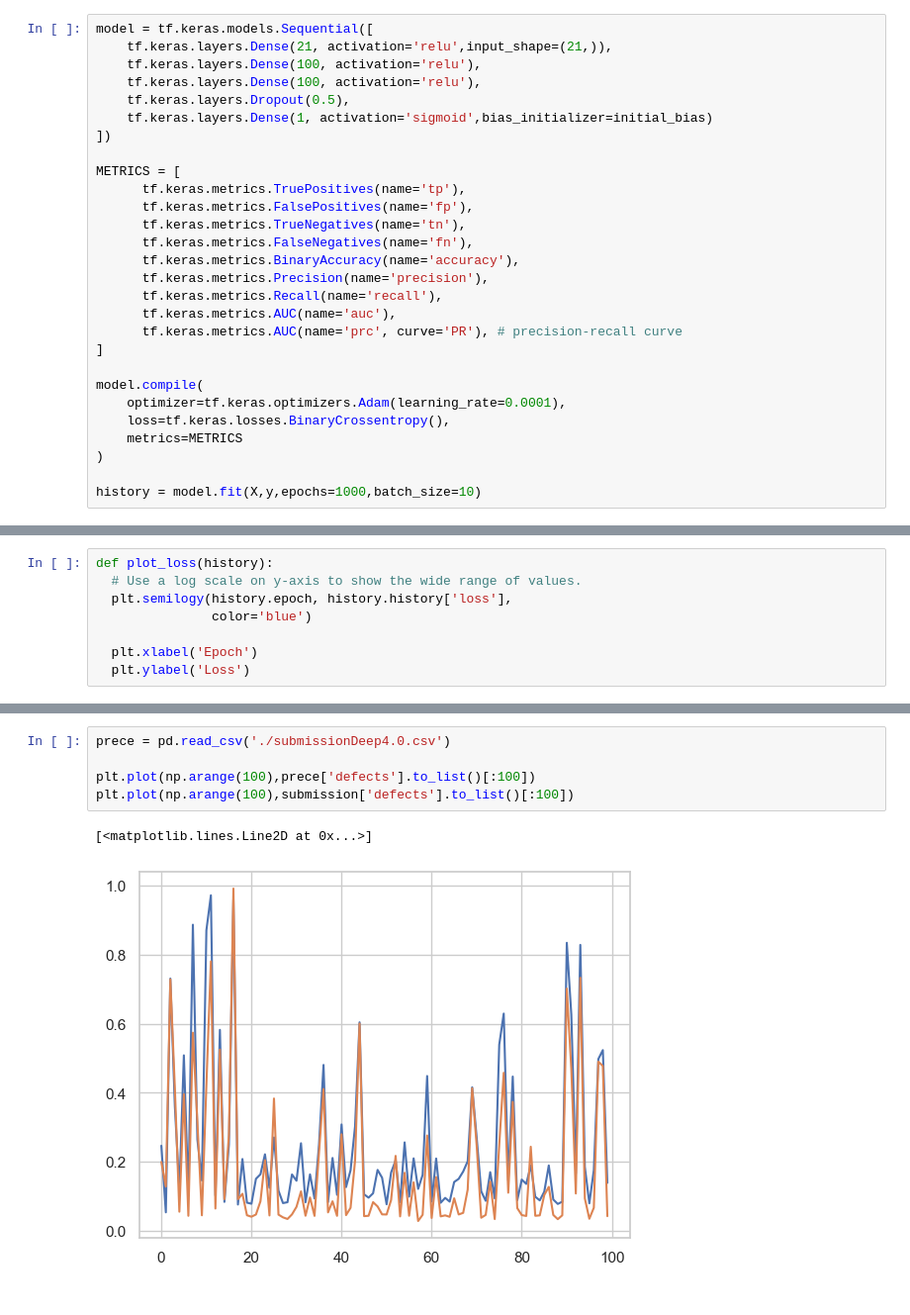
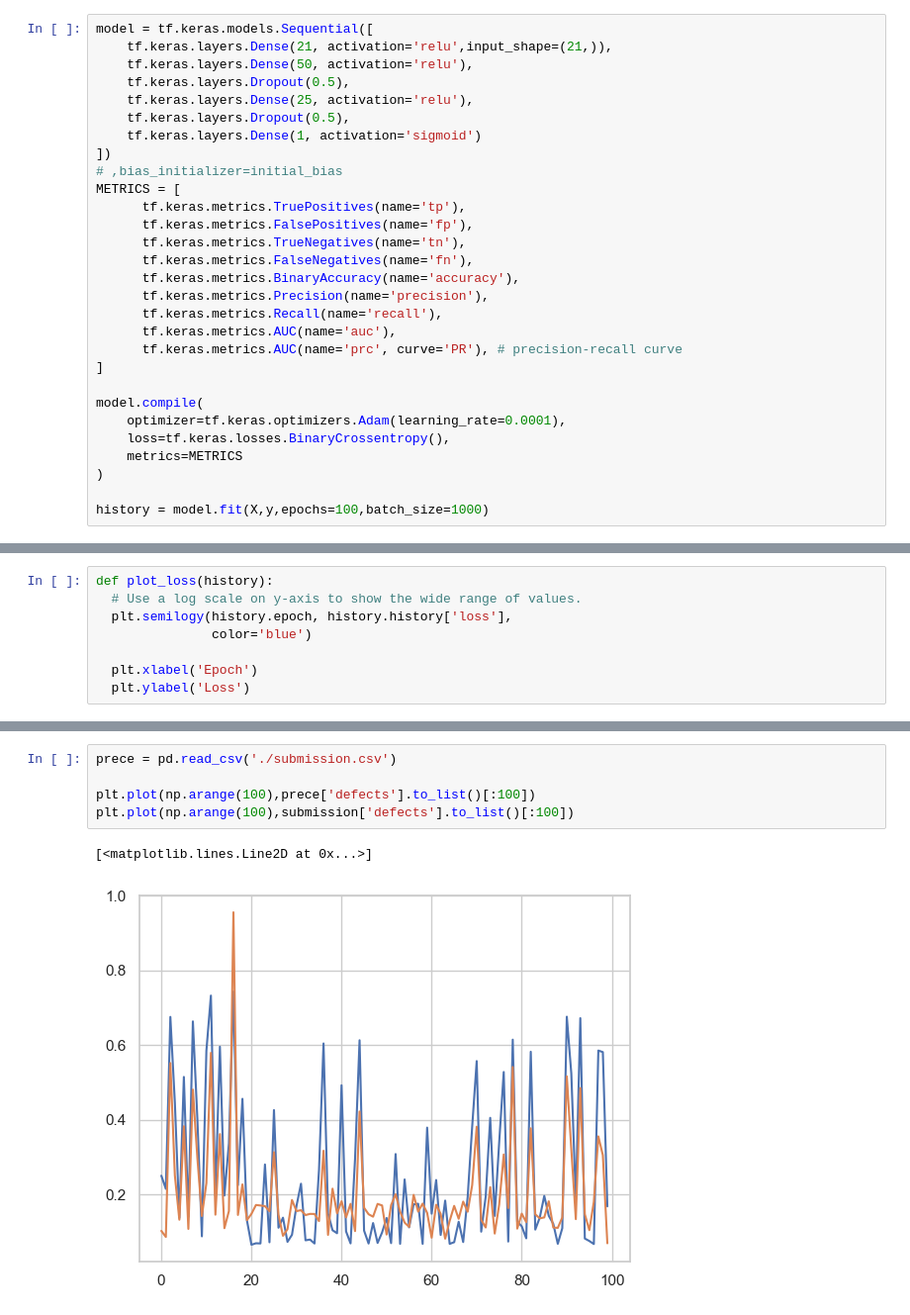
Before and after one commit to mart1bb/SoftwareDefectsDataset, a Jupyter notebook: eda.ipynb, the cells around one changed output, grey strips where cells are left out. Shown at 99% size. Cells and saved outputs as stored; diff of their text form.

```diff
--- a/eda.ipynb
+++ b/eda.ipynb
@@ -104,12 +98,13 @@ model.score(x_test,y_test)
 # %%
 model = tf.keras.models.Sequential([
     tf.keras.layers.Dense(21, activation='relu',input_shape=(21,)),
-    tf.keras.layers.Dense(100, activation='relu'),
-    tf.keras.layers.Dense(100, activation='relu'),
+    tf.keras.layers.Dense(50, activation='relu'),
     tf.keras.layers.Dropout(0.5),
-    tf.keras.layers.Dense(1, activation='sigmoid',bias_initializer=initial_bias)
+    tf.keras.layers.Dense(25, activation='relu'),
+    tf.keras.layers.Dropout(0.5),
+    tf.keras.layers.Dense(1, activation='sigmoid')
 ])
-
+# ,bias_initializer=initial_bias
 METRICS = [
       tf.keras.metrics.TruePositives(name='tp'),
       tf.keras.metrics.FalsePositives(name='fp'),
@@ -128,4 +123,4 @@ model.compile(
     metrics=METRICS
 )
 
-history = model.fit(X,y,epochs=1000,batch_size=10)
+history = model.fit(X,y,epochs=100,batch_size=1000)
@@ -179,10 +169,10 @@ submission.to_csv("./submissionDeep5.0.csv",index=False)
 
 [67842 rows x 2 columns]
 # %%
-prece = pd.read_csv('./submissionDeep4.0.csv')
+prece = pd.read_csv('./submission.csv')
 
 plt.plot(np.arange(100),prece['defects'].to_list()[:100])
 plt.plot(np.arange(100),submission['defects'].to_list()[:100])
 # %% [output]
 [<matplotlib.lines.Line2D at 0x...>]
-[figure, old version]
+[figure, new version]
```
Also changed, not shown: parts of 7 cells of this notebook, 3 other files.
